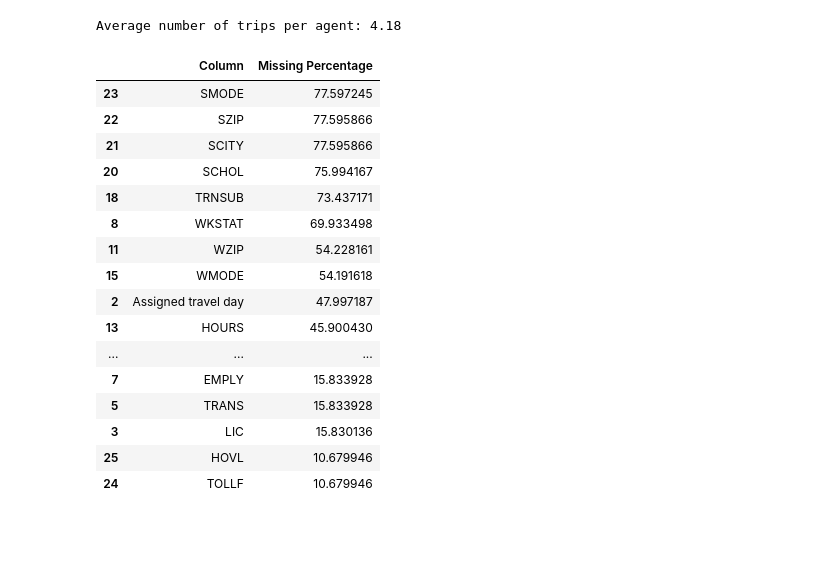
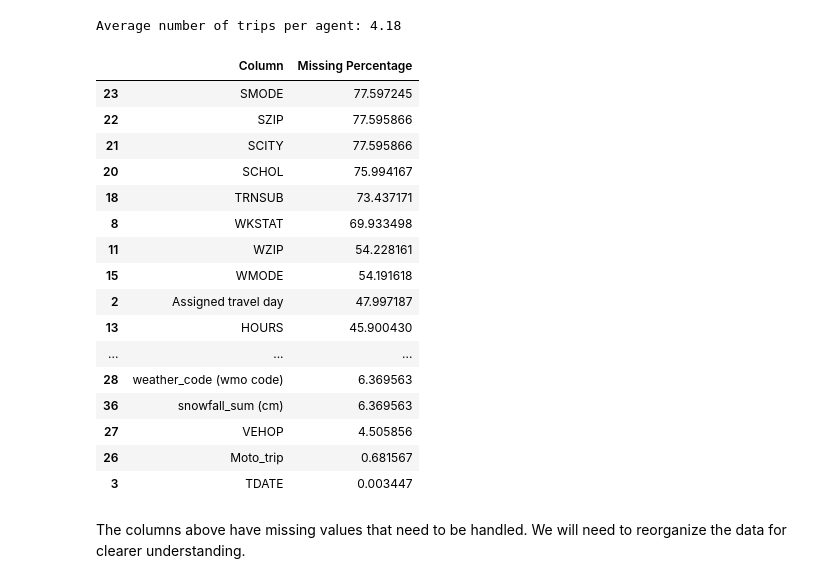
Before and after one commit to nico988766/CME-538-Mickey-Mousers, a Jupyter notebook: Data Wrangling/2024-11-28 Merge_Full_Data.ipynb, the cells around one changed output. Cells and saved outputs as stored; diff of their text form; code cells hidden in the pictures; blank space fills up the shorter version.

```diff
--- a/Data Wrangling/2024-11-28 Merge_Full_Data.ipynb
+++ b/Data Wrangling/2024-11-28 Merge_Full_Data.ipynb
@@ -1,6 +1,8 @@
 # %%
 import pandas as pd
 import numpy as np
+
+pd.set_option("display.max_columns", None)
 # %% [markdown]
 # Data Wrangling and Creation of Final Dataframe for EDA
 
@@ -29,11 +31,13 @@ The dataset "merged_weather" that we are working with at this stage is too large
 - Columns with information that would result in data leakage. For example, columns with information regarding why a vehicle was not used for a trip results in the model automatically inferring that a vehicle was not used, thus revealing outcomes directly. This gives the model an unfair advantage and is not information that is not available during prediction.
 # %%
 columns = ['AREA',
+          'USER',
           'COMPR',
           'DOW',
           'HCTRACT',
           'HSTAT',
           'ILANG',
+          'HPFlag',
           'Merged_BUYER',
           'Merged_CLIP',
           'Merged_HHNOV',
@@ -54,7 +58,10 @@ columns = ['AREA',
           'day_name',
           'simplified city',
           'NOGOWHY',
-          'reason why not']
+          'reason why not',
+          'HHWGT',
+          'EXPHHWGT'
+          ]
 # %%
 temp_df.drop(columns=columns, inplace=True)
 temp_df.head()
@@ -191,7 +197,7 @@ def get_missing_value_summary(df, threshold=10):
     missing_percentage = df.isnull().mean() * 100
 
     # Filter columns that have missing values above the threshold
-    columns_above_threshold = missing_percentage[missing_percentage >= threshold]
+    columns_above_threshold = missing_percentage[missing_percentage > threshold]
 
     # Create a DataFrame summarizing the results
     summary_df = pd.DataFrame({
@@ -202,27 +208,29 @@ def get_missing_value_summary(df, threshold=10):
     return summary_df
 # %%
 # Example usage:
-missing_summary_df = get_missing_value_summary(final_df, threshold=10)
+missing_summary_df = get_missing_value_summary(final_df, threshold=0)
 
 from IPython.display import display
 
 # Display the DataFrame in the notebook
 display(missing_summary_df)
 # %% [output]
 |  | Column | Missing Percentage |
 | 23 | SMODE | 77.597245 |
 | 22 | SZIP | 77.595866 |
 | 21 | SCITY | 77.595866 |
 | 20 | SCHOL | 75.994167 |
 | 18 | TRNSUB | 73.437171 |
 | 8 | WKSTAT | 69.933498 |
 | 11 | WZIP | 54.228161 |
 | 15 | WMODE | 54.191618 |
 | 2 | Assigned travel day | 47.997187 |
 | 13 | HOURS | 45.900430 |
 | ... | ... | ... |
-| 7 | EMPLY | 15.833928 |
-| 5 | TRANS | 15.833928 |
-| 3 | LIC | 15.830136 |
-| 25 | HOVL | 10.679946 |
-| 24 | TOLLF | 10.679946 |
+| 28 | weather_code (wmo code) | 6.369563 |
+| 36 | snowfall_sum (cm) | 6.369563 |
+| 27 | VEHOP | 4.505856 |
+| 26 | Moto_trip | 0.681567 |
+| 3 | TDATE | 0.003447 |
+# %% [markdown]
+The columns above have missing values that need to be handled. We will need to reorganize the data for clearer understanding.
```
Also changed, not shown: parts of 9 cells of this notebook.
